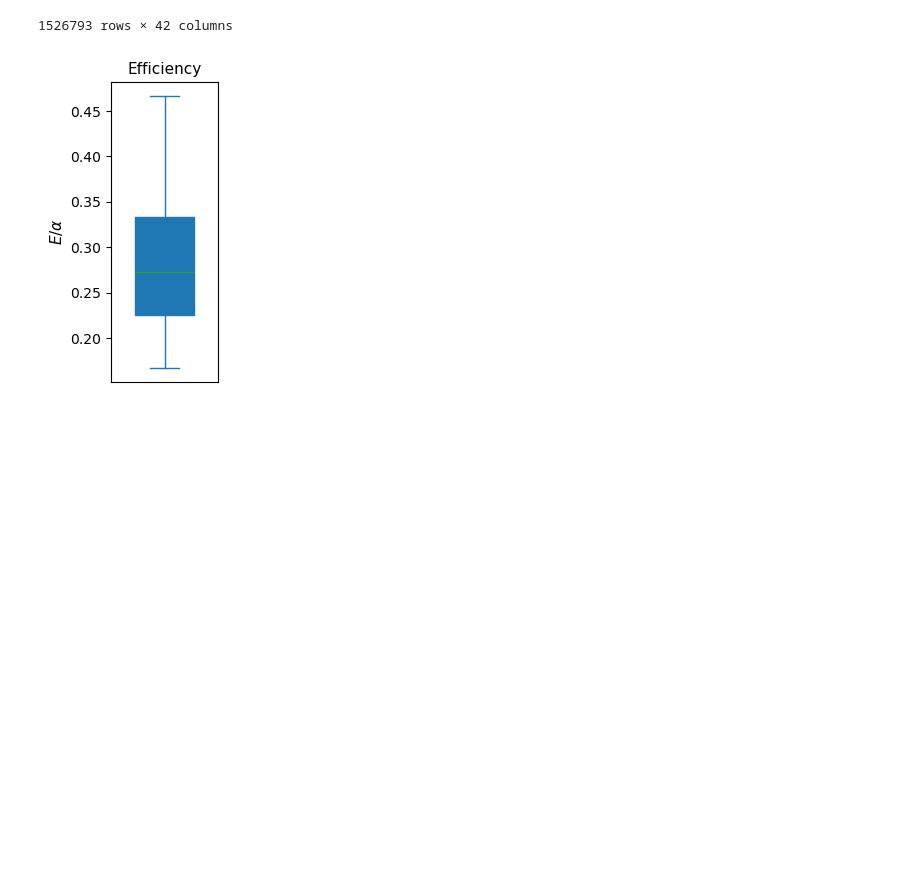
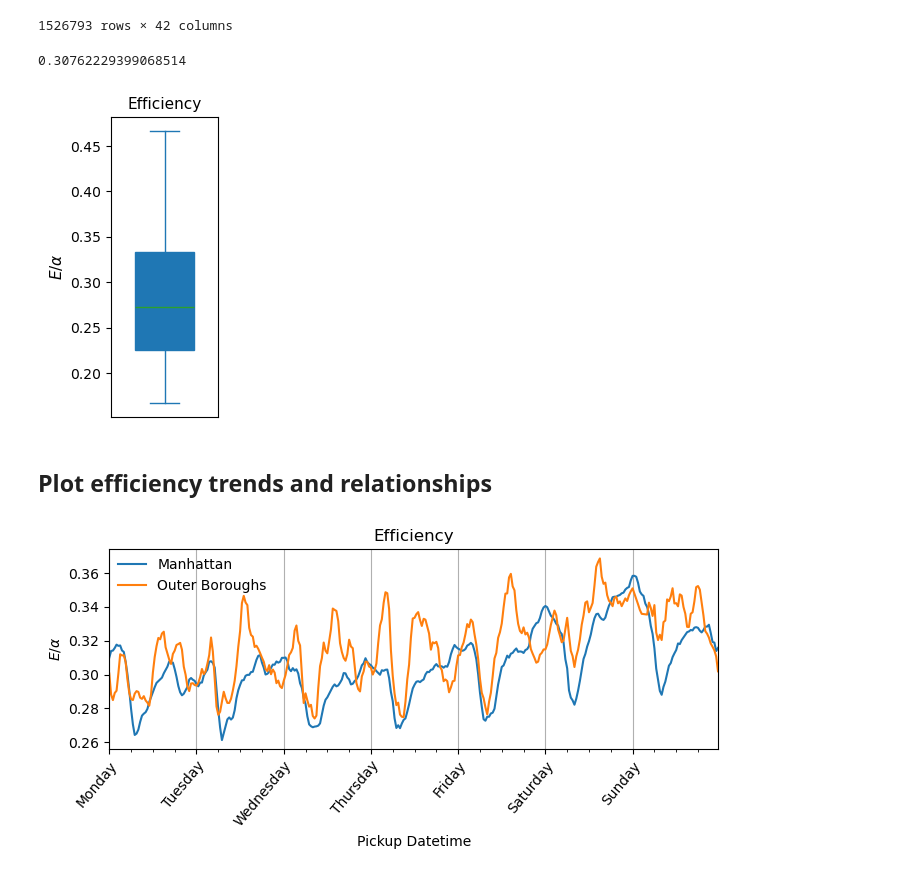
Before and after one commit to calebclayreagor/nyc-taxi-efficiency, a Jupyter notebook: notebooks/02_efficiency.ipynb, the cells around one changed output. Drawn from its saved outputs; the diff is of its cells as text; code cells hidden in the pictures; blank space fills up the shorter version.

Commit message:
Efficiency trends plots

```diff
--- a/notebooks/02_efficiency.ipynb
+++ b/notebooks/02_efficiency.ipynb
@@ -41,5 +42,6 @@ import matplotlib.pyplot as plt
 # %%
 datadir = os.path.join('..', 'data')
+outdir = os.path.join('..', 'figures')
 pth = os.path.join(datadir, 'trip_cluster.parquet')
 df = gpd.read_parquet(pth)
 # %%
@@ -79,7 +81,38 @@ ax.set_xticks([])
 ax.set_title('Efficiency', size = 11)
 ax.set_ylabel(r'$E / \alpha$', size = 11)
 plt.tight_layout()
-plt.savefig(os.path.join('..', 'figures', 'efficiency.svg'))
+plt.savefig(os.path.join(outdir, 'efficiency.svg'))
+print(df.loc[msk_manhattan].packing_efficiency.mean())
 # %% [output]
+0.30762229399068514
 [figure]
+# %% [markdown]
+## Plot efficiency trends and relationships
+# %%
+df_dict = {'Manhattan'      : df.loc[msk_manhattan].copy(),
+           'Outer Boroughs' : df.loc[~msk_manhattan].copy()}
+
+# plot manhattan vs. outer boroughs
+freq, win = '30min', '2h'
+fig, ax = plt.subplots(1, 1, figsize = (7, 3.5))
+grp = pd.Grouper(key = 'pickup_datetime', freq = freq)
+for i, (key, _df_) in enumerate(df_dict.items()):
+    s = (_df_.groupby(grp, sort = True).packing_efficiency
+         .mean().rolling(win).mean())
+    ax.plot(s, label = key)
+
+ax.set_xlim(s.index.min(), s.index.max())
+ax.set_xlabel('Pickup Datetime')
+ax.set_ylabel(r'$E/\alpha$')
+ax.set_title('Efficiency')
+ax.xaxis.set_major_formatter(mdates.DateFormatter('%A'))
+ax.xaxis.set_minor_locator(mdates.HourLocator(interval = 6))
+ax.set_xticklabels(ax.get_xticklabels(), rotation = 50,
+    rotation_mode = 'anchor', ha = 'right', va = 'top')
+ax.legend(frameon = False, borderaxespad = .25)
+ax.grid(True, axis = 'x')
+plt.tight_layout()
+plt.savefig(os.path.join(outdir, 'efficiency_trends.svg'))
+# %% [output]
+[figure, added]
 # %%
```
Also changed, not shown: parts of 3 cells of this notebook, 5 other files.
